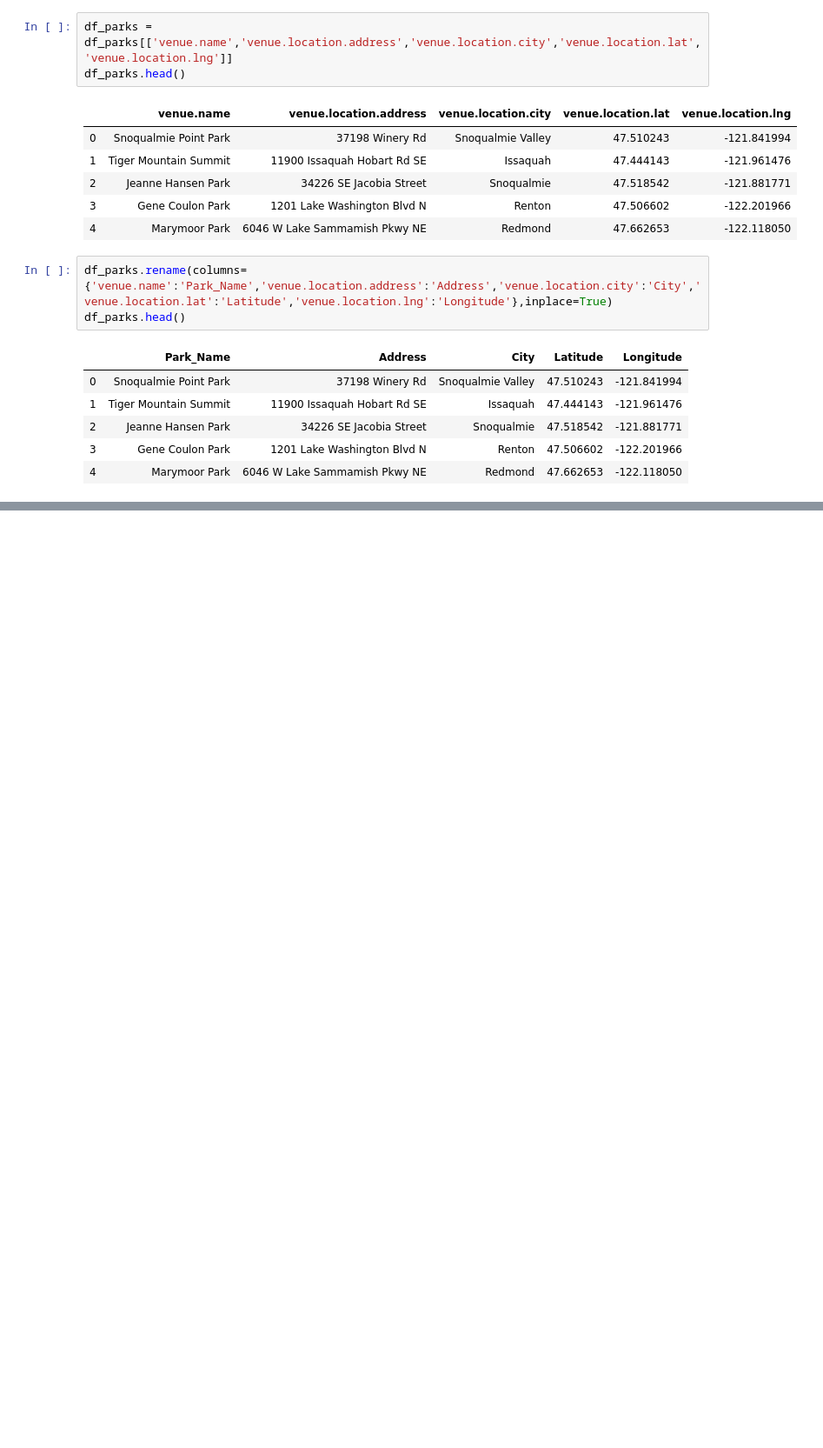
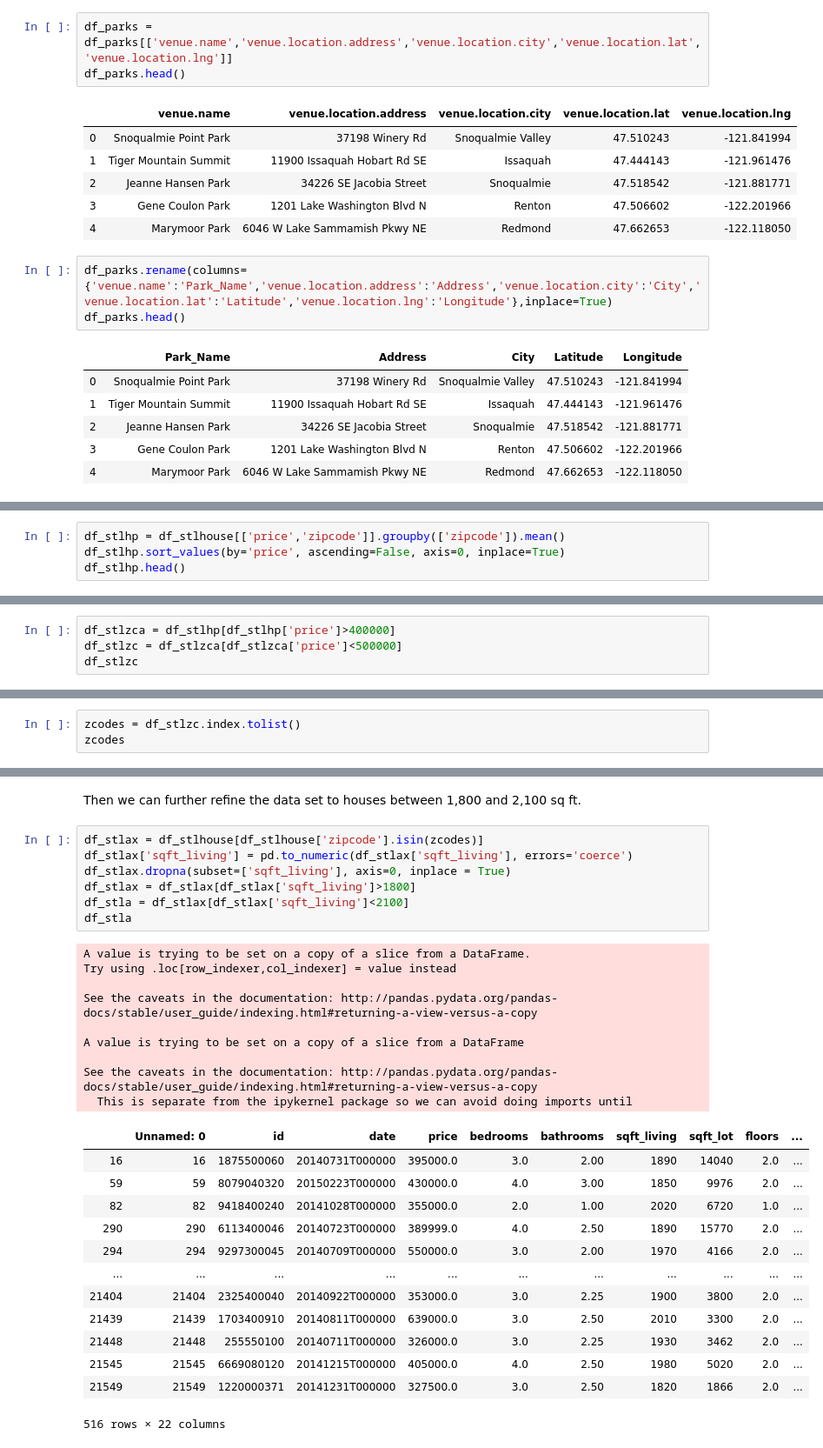
Before and after one commit to nmease/House-Prices-and-Parks, a Jupyter notebook: Housing Prices and Parks.ipynb, the cells around one changed output, grey strips where cells are left out. Shown at 87% size. Cells and saved outputs as stored; diff of their text form; blank space fills up the shorter version.

```diff
--- a/Housing Prices and Parks.ipynb
+++ b/Housing Prices and Parks.ipynb
@@ -141,0 +212,4 @@ df_parks.head()
+# %%
+df_stlhp = df_stlhouse[['price','zipcode']].groupby(['zipcode']).mean()
+df_stlhp.sort_values(by='price', ascending=False, axis=0, inplace=True)
+df_stlhp.head()
@@ -141,0 +224,4 @@ df_parks.head()
+# %%
+df_stlzca = df_stlhp[df_stlhp['price']>400000]
+df_stlzc = df_stlzca[df_stlzca['price']<500000]
+df_stlzc
@@ -141,0 +245,3 @@ df_parks.head()
+# %%
+zcodes = df_stlzc.index.tolist()
+zcodes
@@ -141,0 +263,32 @@ df_parks.head()
+# %% [markdown]
+Then we can further refine the data set to houses between 1,800 and 2,100 sq ft.
+# %%
+df_stlax = df_stlhouse[df_stlhouse['zipcode'].isin(zcodes)]
+df_stlax['sqft_living'] = pd.to_numeric(df_stlax['sqft_living'], errors='coerce')
+df_stlax.dropna(subset=['sqft_living'], axis=0, inplace = True)
+df_stlax = df_stlax[df_stlax['sqft_living']>1800]
+df_stla = df_stlax[df_stlax['sqft_living']<2100]
+df_stla
+# %% [output]
+A value is trying to be set on a copy of a slice from a DataFrame.
+Try using .loc[row_indexer,col_indexer] = value instead
+
+See the caveats in the documentation: http://pandas.pydata.org/pandas-docs/stable/user_guide/indexing.html#returning-a-view-versus-a-copy
+
+A value is trying to be set on a copy of a slice from a DataFrame
+
+See the caveats in the documentation: http://pandas.pydata.org/pandas-docs/stable/user_guide/indexing.html#returning-a-view-versus-a-copy
+  This is separate from the ipykernel package so we can avoid doing imports until
+|  | Unnamed: 0 | id | date | price | bedrooms | bathrooms | sqft_living | sqft_lot | floors | ... |
+| 16 | 16 | 1875500060 | 20140731T000000 | 395000.0 | 3.0 | 2.00 | 1890 | 14040 | 2.0 | ... |
+| 59 | 59 | 8079040320 | 20150223T000000 | 430000.0 | 4.0 | 3.00 | 1850 | 9976 | 2.0 | ... |
+| 82 | 82 | 9418400240 | 20141028T000000 | 355000.0 | 2.0 | 1.00 | 2020 | 6720 | 1.0 | ... |
+| 290 | 290 | 6113400046 | 20140723T000000 | 389999.0 | 4.0 | 2.50 | 1890 | 15770 | 2.0 | ... |
+| 294 | 294 | 9297300045 | 20140709T000000 | 550000.0 | 3.0 | 2.00 | 1970 | 4166 | 2.0 | ... |
+| ... | ... | ... | ... | ... | ... | ... | ... | ... | ... | ... |
+| 21404 | 21404 | 2325400040 | 20140922T000000 | 353000.0 | 3.0 | 2.25 | 1900 | 3800 | 2.0 | ... |
+| 21439 | 21439 | 1703400910 | 20140811T000000 | 639000.0 | 3.0 | 2.50 | 2010 | 3300 | 2.0 | ... |
+| 21448 | 21448 | 255550100 | 20140711T000000 | 326000.0 | 3.0 | 2.25 | 1930 | 3462 | 2.0 | ... |
+| 21545 | 21545 | 6669080120 | 20141215T000000 | 405000.0 | 4.0 | 2.50 | 1980 | 5020 | 2.0 | ... |
+| 21549 | 21549 | 1220000371 | 20141231T000000 | 327500.0 | 3.0 | 2.50 | 1820 | 1866 | 2.0 | ... |
+516 rows × 22 columns
```
Also changed, not shown: parts of 37 cells of this notebook, 2 other files.
